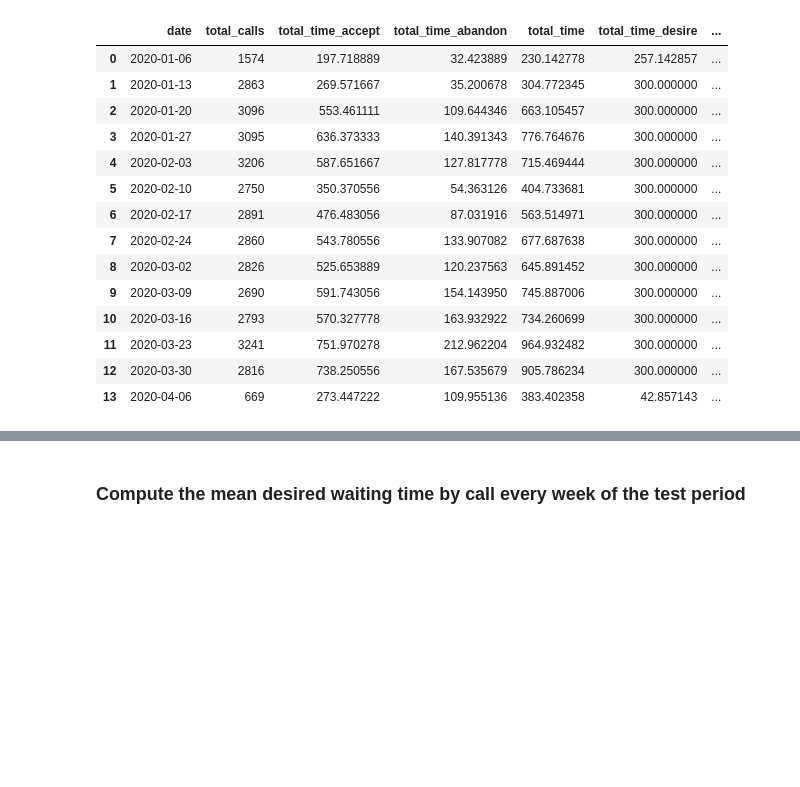
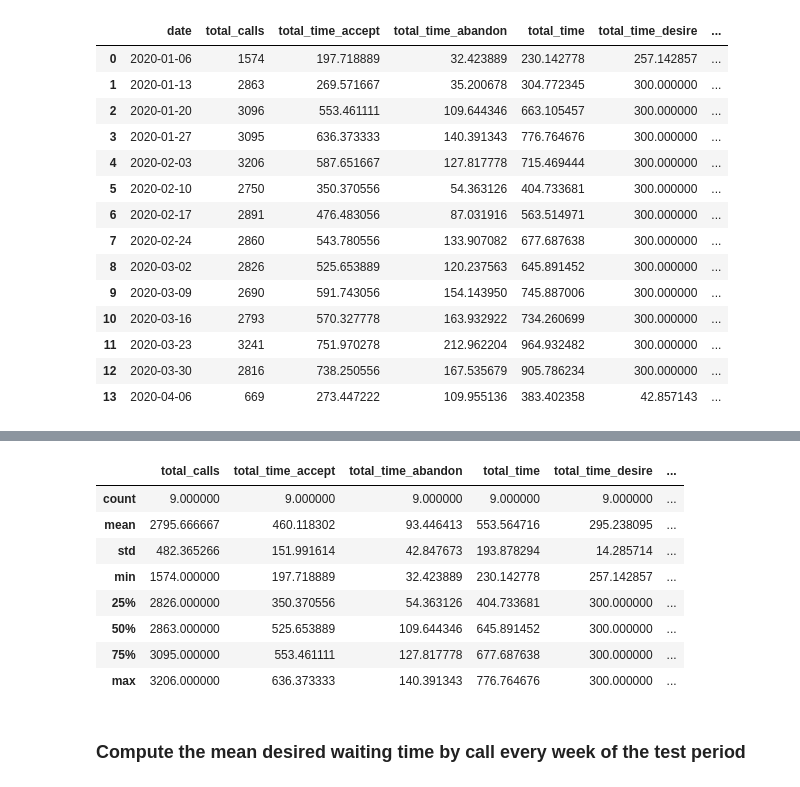
Before and after one commit to aiglobalpros/AI_Call_Center, a Jupyter notebook: notebooks/ROI.ipynb, the cells around one changed output, grey strips where cells are left out. Cells and saved outputs as stored; diff of their text form; code cells hidden in the pictures; blank space fills up the shorter version.

```diff
--- a/notebooks/ROI.ipynb
+++ b/notebooks/ROI.ipynb
@@ -309,3 +314,15 @@ out_df
+# %%
+out_df.iloc[:9, :].describe()
+# %% [output]
+|  | total_calls | total_time_accept | total_time_abandon | total_time | total_time_desire | ... |
+| count | 9.000000 | 9.000000 | 9.000000 | 9.000000 | 9.000000 | ... |
+| mean | 2795.666667 | 460.118302 | 93.446413 | 553.564716 | 295.238095 | ... |
+| std | 482.365266 | 151.991614 | 42.847673 | 193.878294 | 14.285714 | ... |
+| min | 1574.000000 | 197.718889 | 32.423889 | 230.142778 | 257.142857 | ... |
+| 25% | 2826.000000 | 350.370556 | 54.363126 | 404.733681 | 300.000000 | ... |
+| 50% | 2863.000000 | 525.653889 | 109.644346 | 645.891452 | 300.000000 | ... |
+| 75% | 3095.000000 | 553.461111 | 127.817778 | 677.687638 | 300.000000 | ... |
+| max | 3206.000000 | 636.373333 | 140.391343 | 776.764676 | 300.000000 | ... |
 # %% [markdown]
 ### Compute the mean desired waiting time by call every week of the test period
 # %%
```
Also changed, not shown: parts of 7 cells of this notebook.
